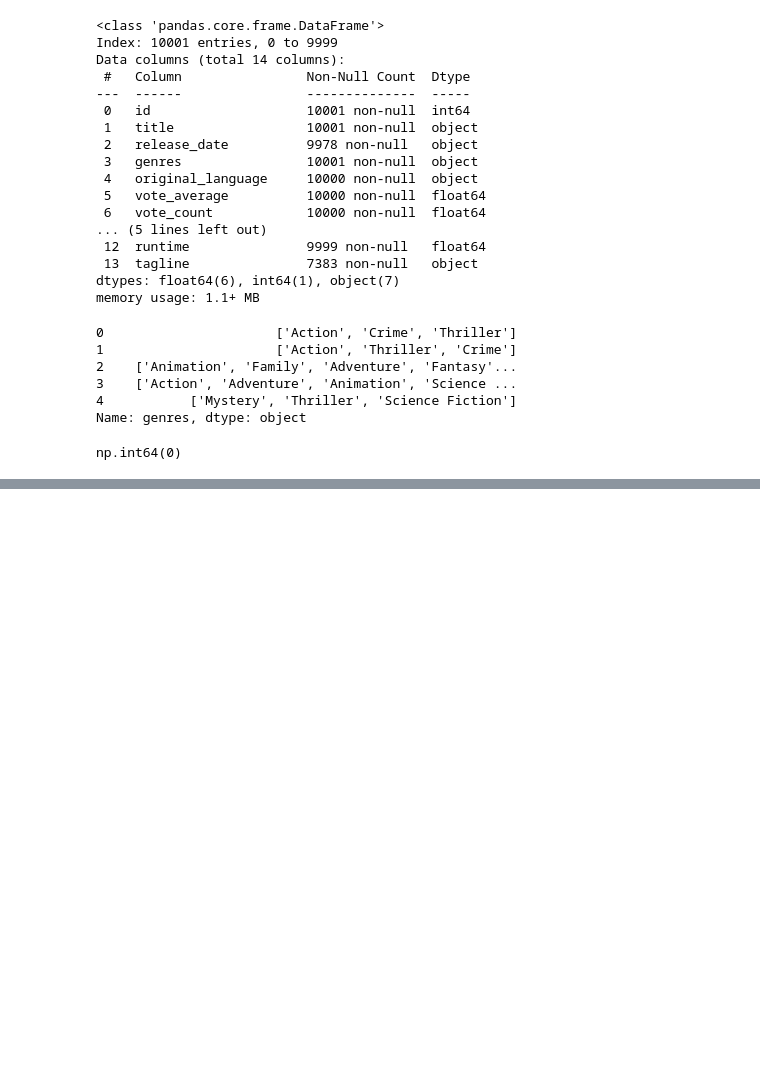
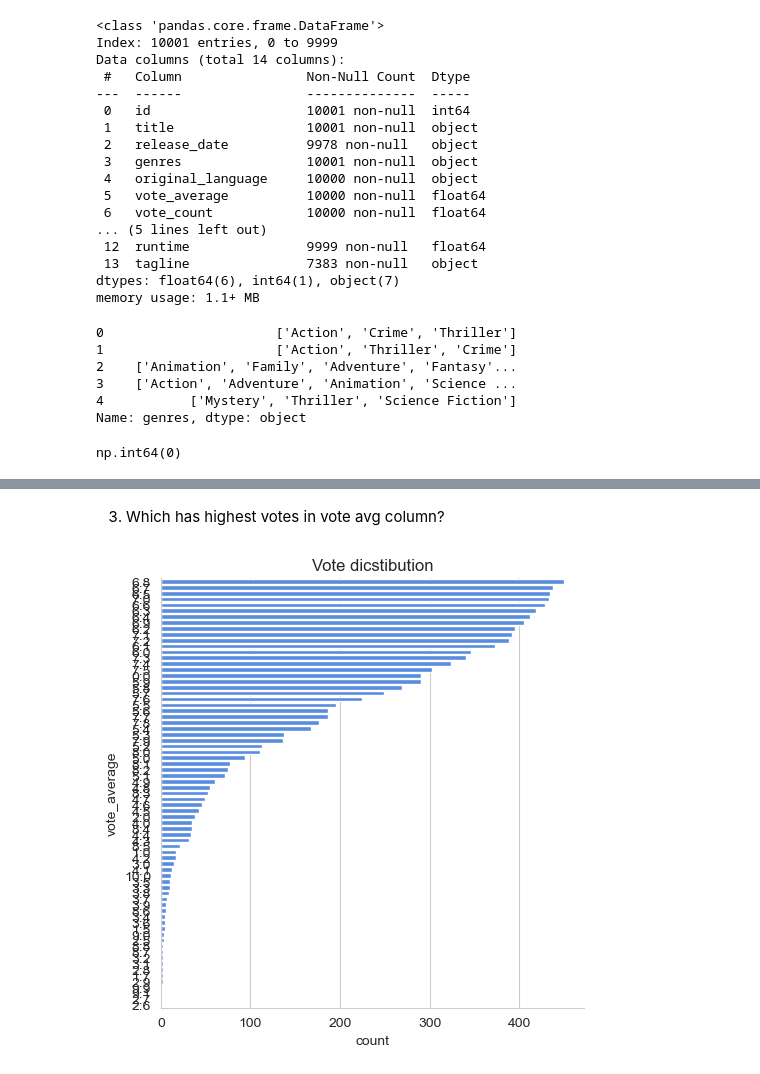
Before and after one commit to Phantom074/Netflix-Data-Analysis, a Jupyter notebook: Netflix Data Analysis.ipynb, the cells around one changed output, grey strips where cells are left out. Saved outputs shown, nothing was run; the diff lists cells and outputs as text; code cells hidden in the pictures; blank space fills up the shorter version.

```diff
--- a/Netflix Data Analysis.ipynb
+++ b/Netflix Data Analysis.ipynb
@@ -65,0 +366,10 @@ df.describe()
+# %% [markdown]
+3) Which has highest votes in vote avg column?
+# %%
+sns.catplot(y = 'vote_average', data = df , kind = 'count',
+           order = df['vote_average'].value_counts().index,
+           color = '#4287f5')
+plt.title('Vote dicstibution')
+plt.show()
+# %% [output]
+[figure, added]
```
Also changed, not shown: parts of 40 cells of this notebook.
